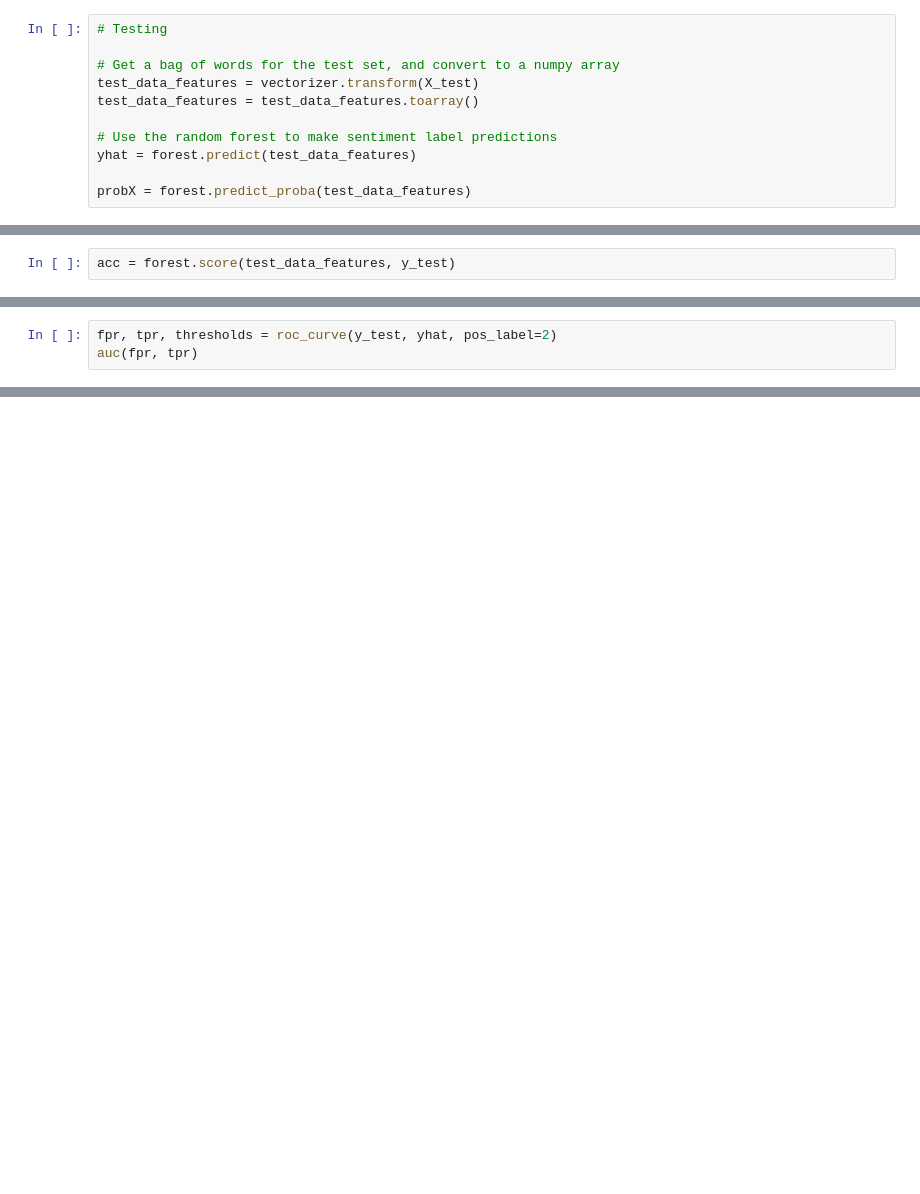
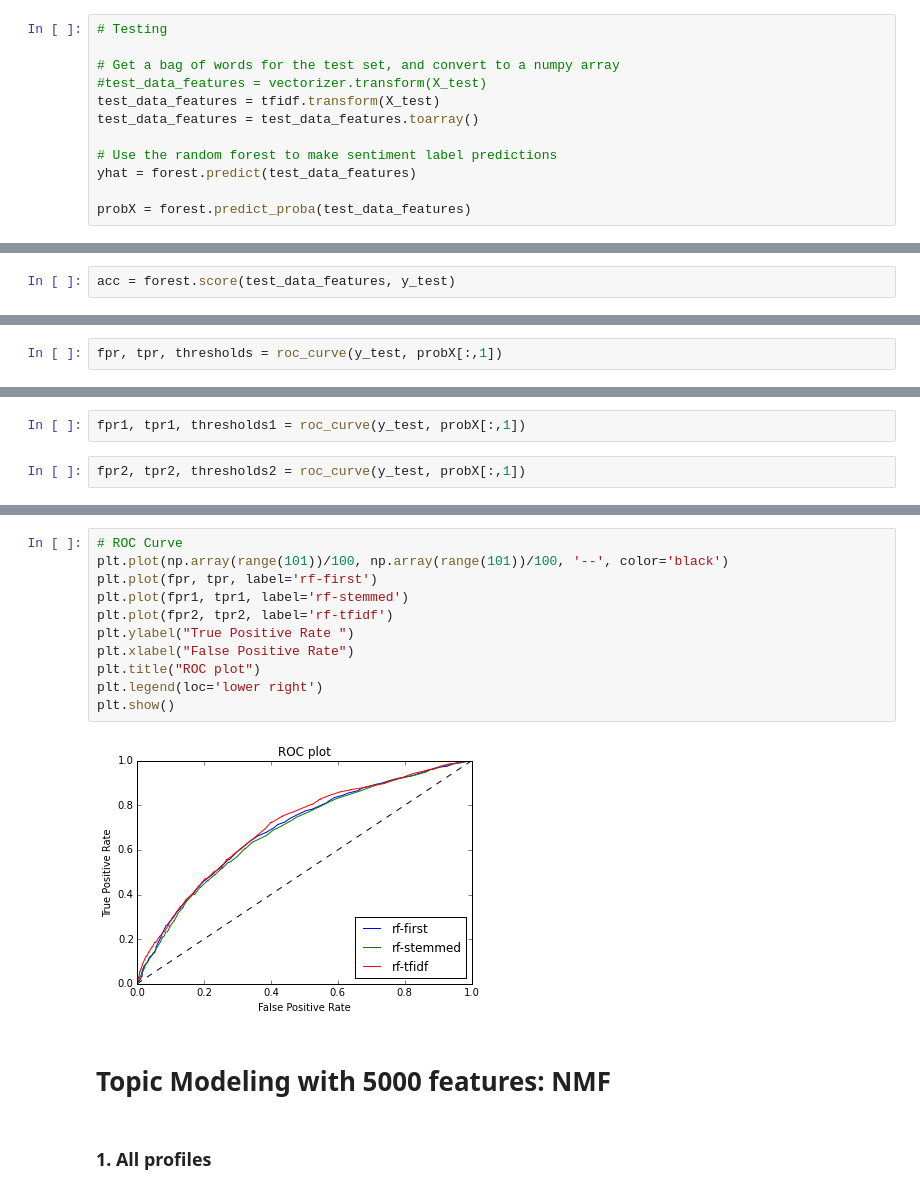
Before and after one commit to zhanghaizhen/projectRiley, a Jupyter notebook: code/summary_eda.ipynb, the cells around one changed output, grey strips where cells are left out. Drawn from its saved outputs; the diff is of its cells as text; blank space fills up the shorter version.

```diff
--- a/code/summary_eda.ipynb
+++ b/code/summary_eda.ipynb
@@ -350,7 +473,8 @@ Training the random forest...
 # Testing
 
 # Get a bag of words for the test set, and convert to a numpy array
-test_data_features = vectorizer.transform(X_test)
+#test_data_features = vectorizer.transform(X_test)
+test_data_features = tfidf.transform(X_test)
 test_data_features = test_data_features.toarray()
 
 # Use the random forest to make sentiment label predictions
@@ -417,3 +548,2 @@ Model Score:0.691176470588
 # %%
-fpr, tpr, thresholds = roc_curve(y_test, yhat, pos_label=2)
-auc(fpr, tpr)
+fpr, tpr, thresholds = roc_curve(y_test, probX[:,1])
@@ -422,3 +550,7 @@ TypeError: unsupported operand type(s) for -: 'str' and 'str'
+# %%
+fpr1, tpr1, thresholds1 = roc_curve(y_test, probX[:,1])
+# %%
+fpr2, tpr2, thresholds2 = roc_curve(y_test, probX[:,1])
 # %%
 yhat
 # %% [output]
@@ -441,0 +558,17 @@ array(['male', 'male', 'male', 'male', 'male', 'male', 'female', 'male',
+# %%
+# ROC Curve
+plt.plot(np.array(range(101))/100, np.array(range(101))/100, '--', color='black')
+plt.plot(fpr, tpr, label='rf-first')
+plt.plot(fpr1, tpr1, label='rf-stemmed')
+plt.plot(fpr2, tpr2, label='rf-tfidf')
+plt.ylabel("True Positive Rate ")
+plt.xlabel("False Positive Rate")
+plt.title("ROC plot")
+plt.legend(loc='lower right')
+plt.show()
+# %% [output]
+[figure, added]
+# %% [markdown]
+# Topic Modeling with 5000 features: NMF
+# %% [markdown]
+### 1. All profiles
```
Also changed, not shown: parts of 56 cells of this notebook.
